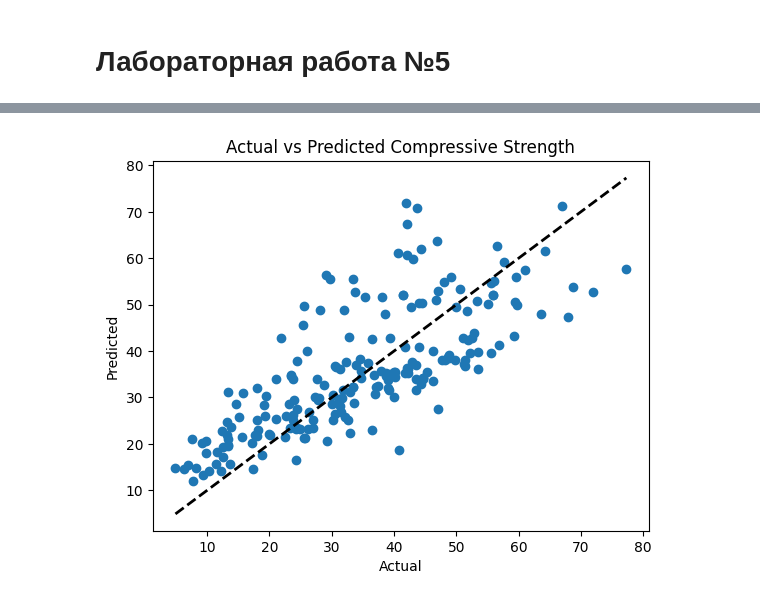
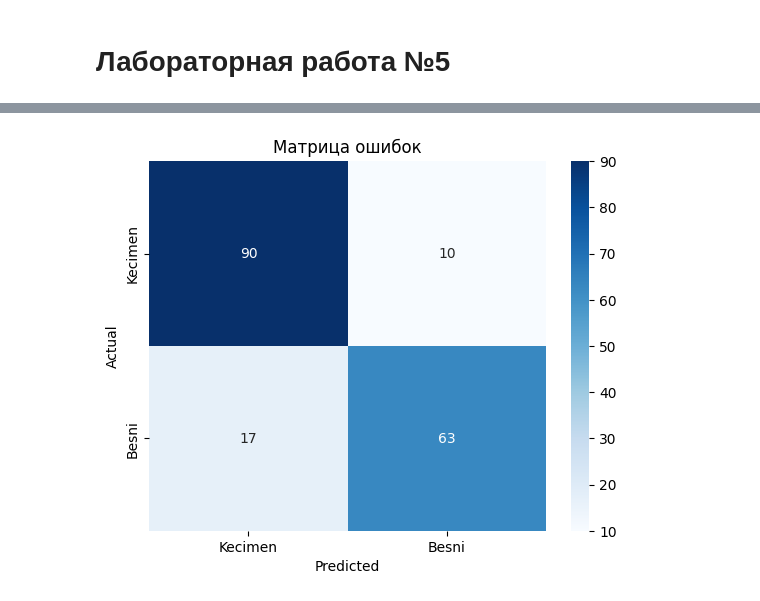
Before and after one commit to kirill-lukyanov/Lukyanov_Kirill, a Jupyter notebook: Lesson5.ipynb, the cells around one changed output, grey strips where cells are left out. Cells and saved outputs as stored; diff of their text form; code cells hidden in the pictures.

```diff
--- a/Lesson5.ipynb
+++ b/Lesson5.ipynb
@@ -27,7 +28,10 @@ data.head()
 # %%
+# Преобразование целевой переменной (Class) в числовой формат
+data['Class'] = data['Class'].map({'Kecimen': 0, 'Besni': 1})
+
 # Разделение данных на входные признаки (X) и целевую переменную (y)
-X = data.drop('CompressiveStrength', axis=1)
-y = data['CompressiveStrength']
+X = data.drop('Class', axis=1)
+y = data['Class']
 
 # Разделение данных на обучающую и тестовую выборки
 X_train, X_test, y_train, y_test = train_test_split(X, y, test_size=0.2, random_state=42)
@@ -55,10 +58,10 @@ RMSE: 3.21
-# %%
-# Визуализация результатов
-plt.scatter(y_test, y_pred)
-plt.plot([y_test.min(), y_test.max()], [y_test.min(), y_test.max()], 'k--', lw=2)
-plt.xlabel('Actual')
-plt.ylabel('Predicted')
-plt.title('Actual vs Predicted Compressive Strength')
-plt.show()
-# %% [output]
-[figure, removed]
+# %%
+# Матрица ошибок
+cm = confusion_matrix(y_test, y_pred)
+sns.heatmap(cm, annot=True, fmt='d', cmap='Blues', xticklabels=['Kecimen', 'Besni'], yticklabels=['Kecimen', 'Besni'])
+plt.xlabel('Predicted')
+plt.ylabel('Actual')
+plt.title('Матрица ошибок')
+plt.show()
+# %% [output]
+[figure, added]
```
Also changed, not shown: parts of 8 cells of this notebook, 2 other files.
